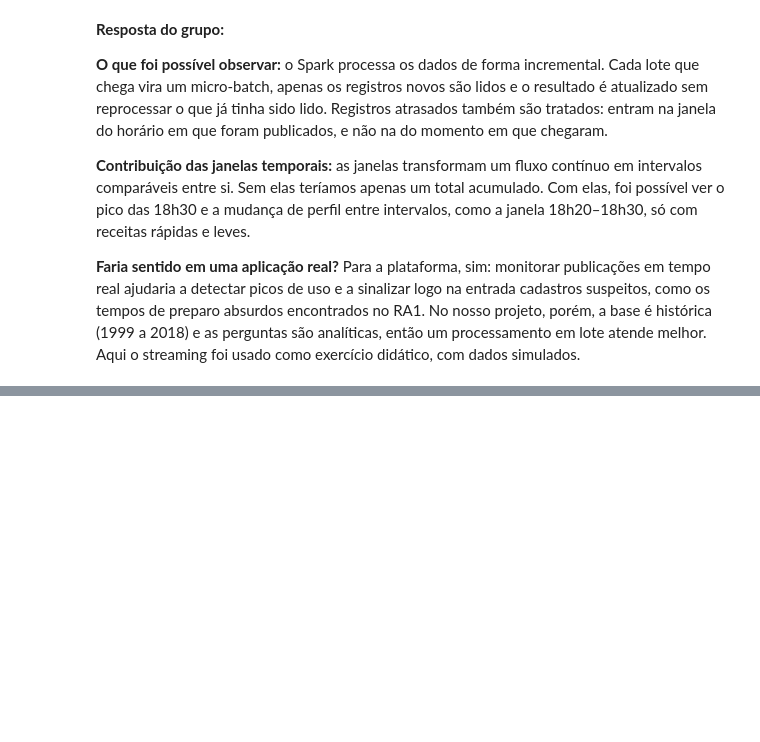
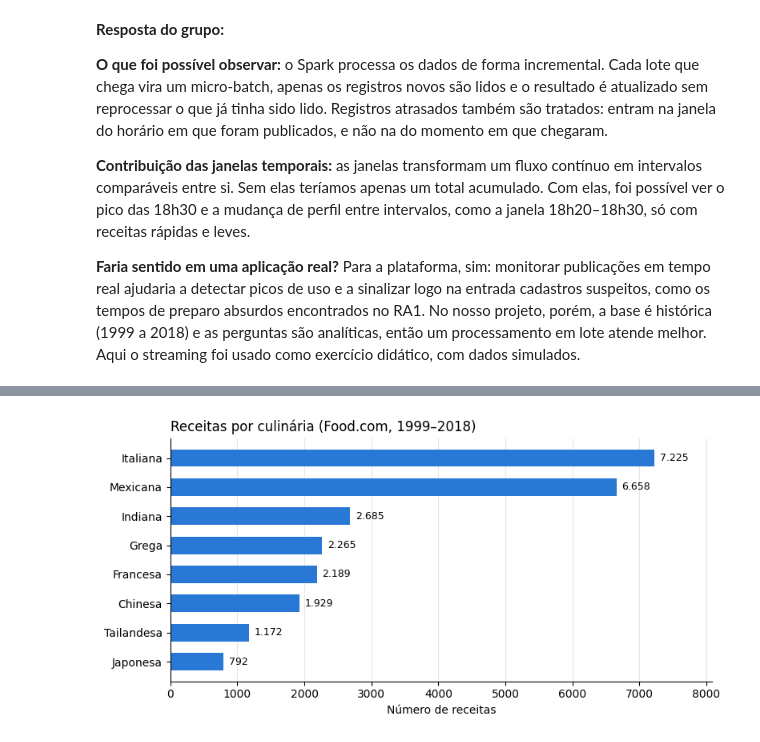
Before and after one commit to giovanisims/Dishly-Data, a Jupyter notebook: notebooks/data_analytics_ra.ipynb, the cells around one changed output, grey strips where cells are left out. Cells and saved outputs as stored; diff of their text form; code cells hidden in the pictures; blank space fills up the shorter version.

```diff
--- a/notebooks/data_analytics_ra.ipynb
+++ b/notebooks/data_analytics_ra.ipynb
@@ -725,0 +902,3 @@ Na última resposta, o grupo pode reconhecer que o streaming foi utilizado apena
+# %%
+nomes_pt = {"italian": "Italiana", "mexican": "Mexicana", "indian": "Indiana", "greek": "Grega",
+            "french": "Francesa", "chinese": "Chinesa", "thai": "Tailandesa", "japanese": "Japonesa"}
@@ -725,0 +935,9 @@ Na última resposta, o grupo pode reconhecer que o streaming foi utilizado apena
+# %%
+faixas = [0, 15, 30, 60, 120, 1440, np.inf]
+nomes = ["até 15 min", "16 a 30 min", "31 a 60 min", "1 a 2 h", "2 h a 1 dia", "mais de 1 dia"]
+
+df_ra3["faixa_tempo"] = pd.cut(df_ra3["minutes"], bins=faixas, labels=nomes)
+
+distribuicao = df_ra3["faixa_tempo"].value_counts(sort=False)
+percentual = (distribuicao / distribuicao.sum() * 100).round(1)
+display(pd.DataFrame({"receitas": distribuicao, "%": percentual}))
@@ -725,0 +1050,11 @@ Na última resposta, o grupo pode reconhecer que o streaming foi utilizado apena
+# %%
+df_ra3["ano"] = df_ra3["submitted"].dt.year
+
+por_ano = df_ra3.groupby("ano").agg(
+    receitas=("id", "count"),
+    tempo_mediano=("minutes", "median"),
+    acucar_mediano=("sugar_pdv", "median"),
+    gordura_mediana=("total_fat_pdv", "median"),
+    gordura_sat_mediana=("saturated_fat_pdv", "median"),
+)
+display(por_ano.round(1))
@@ -725,0 +1080,22 @@ Na última resposta, o grupo pode reconhecer que o streaming foi utilizado apena
+# %%
+import matplotlib.pyplot as plt
+
+
+contagem = df_ra3["cuisine_primary"].value_counts().sort_values().rename(index=nomes_pt)
+
+fig, ax = plt.subplots(figsize=(8, 4))
+ax.barh(contagem.index, contagem.values, height=0.6, color="#2a78d6")
+
+for culinaria, valor in contagem.items():
+    ax.text(valor + 80, culinaria, f"{valor:,}".replace(",", "."), va="center", fontsize=9)
+
+ax.set_title("Receitas por culinária (Food.com, 1999–2018)", loc="left")
+ax.set_xlabel("Número de receitas")
+ax.set_xlim(0, contagem.max() * 1.12)
+ax.spines[["top", "right"]].set_visible(False)
+ax.grid(axis="x", alpha=0.3)
+ax.set_axisbelow(True)
+plt.tight_layout()
+plt.show()
+# %% [output]
+[figure, added]
```
Also changed, not shown: parts of 51 cells of this notebook.
